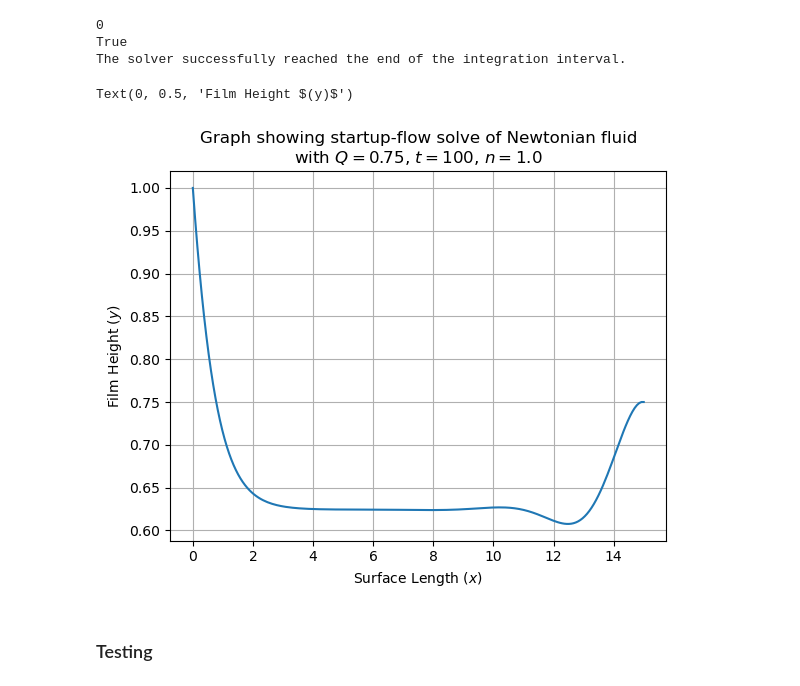
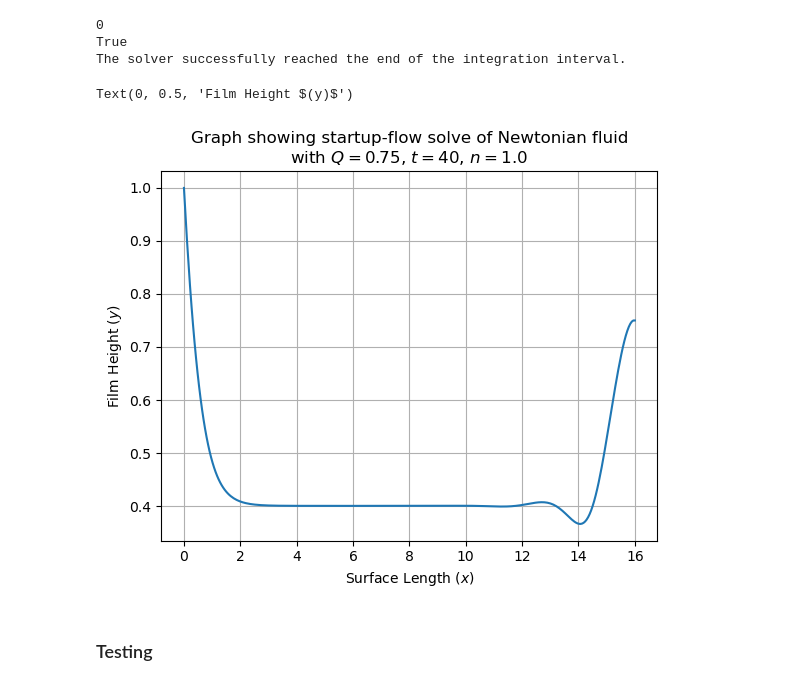
Before and after one commit to jrobo-gith/Independent-project-code, a Jupyter notebook: collection.ipynb, the cells around one changed output. Drawn from its saved outputs; the diff is of its cells as text; code cells hidden in the pictures.

```diff
--- a/collection_overall.ipynb
+++ b/collection.ipynb
@@ -448,38 +297,0 @@ ax.grid(True)
-# %%
-def PL_DP_make_step(h, i, args):
-    """
-    (Try, except)'s are for the BCs, as q_minus won't be computable for BCs at the start and q_plus won't be computable
-    for BCs at the end.
-    The bool 'print_except' is for making sure anything inside the for loop is not displaying a 0.
-    """
-
-    _, dx, pwr, Q, A, n = args
-
-    DX = 1/dx**3
-    epsilon = 0
-
-    try:
-        disjoining_pressure_term = -A/(6*np.pi*h[i]**3)
-        non_linear_h = (0.5 * (h[i] + h[i+1]))**((2*n + 1)/n) + epsilon
-        third_order = abs(-h[i-1] + 3*h[i] - 3*h[i+1] + h[i+2] + epsilon - disjoining_pressure_term) ** (1 / n)
-        third_order_sign = np.sign(-h[i-1] + 3*h[i] - 3*h[i+1] + h[i+2] - disjoining_pressure_term)
-        advection_term = h[i]
-
-        q_plus = DX  * non_linear_h * third_order_sign * third_order + advection_term
-
-    except IndexError:
-        q_plus = 0
-
-    try:
-        disjoining_pressure_term = -A/(6*np.pi*h[i-1]**3)
-        non_linear_h = (0.5 * (h[i] + h[i-1])) ** ((2*n+1)/n) + epsilon
-        third_order = abs(-h[i-2] + 3*h[i-1] - 3*h[i] + h[i+1] + epsilon - disjoining_pressure_term) ** (1 / n)
-        third_order_sign = np.sign(-h[i-2] + 3*h[i-1] - 3*h[i] + h[i+1] - disjoining_pressure_term)
-        advection_term = h[i-1]
-
-        q_minus = DX * non_linear_h * third_order_sign * third_order + advection_term
-
-    except IndexError:
-        q_minus = 0
-
-    return q_plus, q_minus
@@ -486,7 +300,8 @@ def PL_DP_make_step(h, i, args):
 # %%
 n = 1.0
 h_initial = np.ones(GV['N']) * GV['h0']
-t_span = GV['t-span']
+min_t = GV['t-span'][f"{GV['L']}"]
+t_span = (0, min_t)
 args = [PL_DP_make_step, GV['dx'], None, GV['Q'], 0.001, n]
 
 sol = solve_ivp(fun=FVM_RHS, y0=h_initial, t_span=t_span, args=(args,), method='BDF', rtol=1e-6, atol=1e-8)
@@ -500,13 +315,13 @@ True
 The solver successfully reached the end of the integration interval.
 # %%
 plt.plot(GV['x'], sol.y[:, -1])
-plt.title(f"Graph showing startup-flow solve of Newtonian fluid\nwith $Q={GV['Q']}$, $t={GV['t-span'][1]}$, $n={n}$")
+plt.title(f"Graph showing startup-flow solve of Newtonian fluid\nwith $Q={GV['Q']}$, $t={t_span[1]}$, $n={n}$")
 plt.grid(True)
 plt.xlabel('Surface Length $(x)$')
 plt.ylabel('Film Height $(y)$')
 # %% [output]
 Text(0, 0.5, 'Film Height $(y)$')
-[figure, old version]
+[figure, new version]
 # %% [markdown]
 ### Testing
 # %%
```
Also changed, not shown: parts of 39 cells of this notebook, 21 other files.
